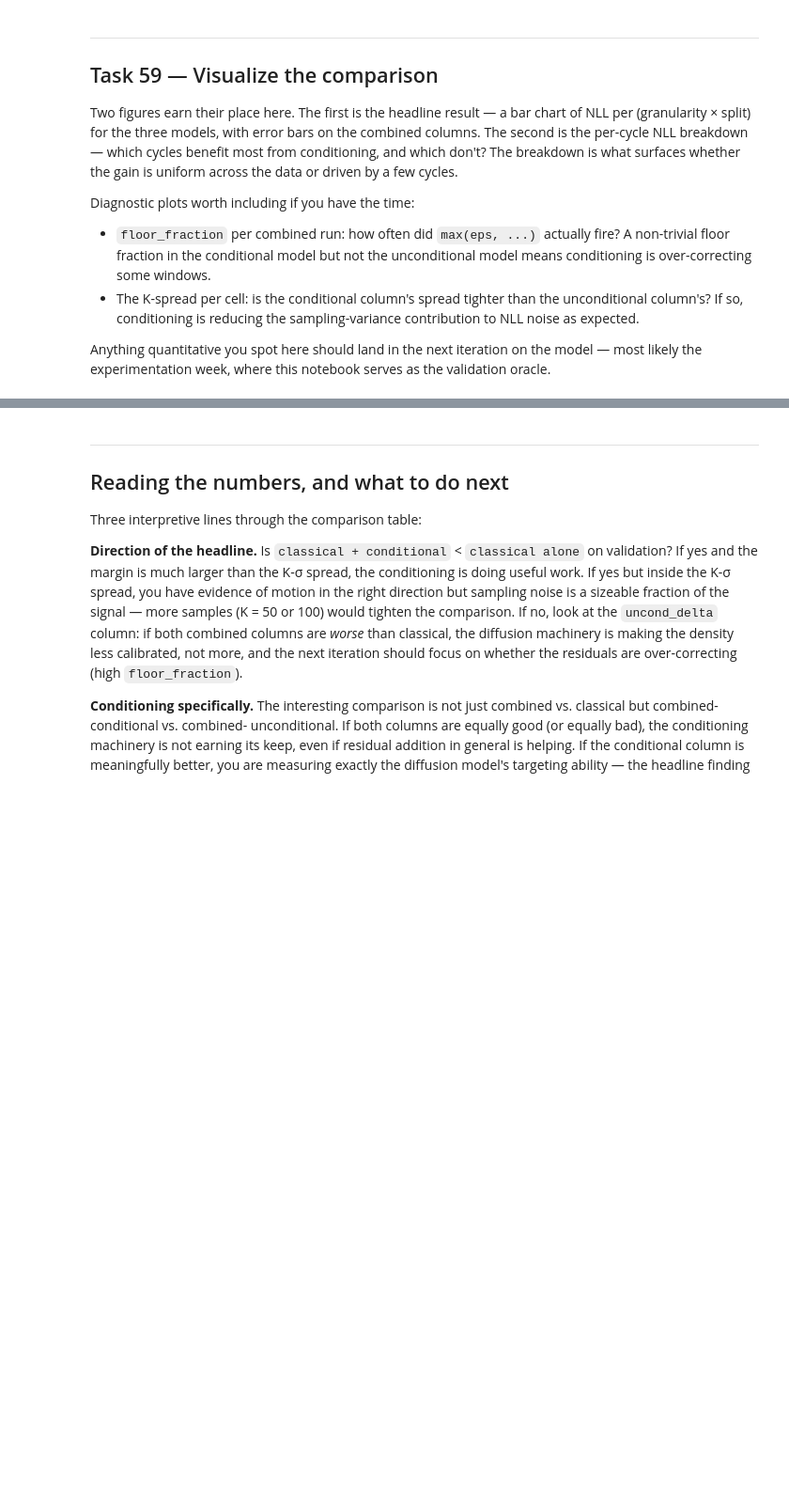
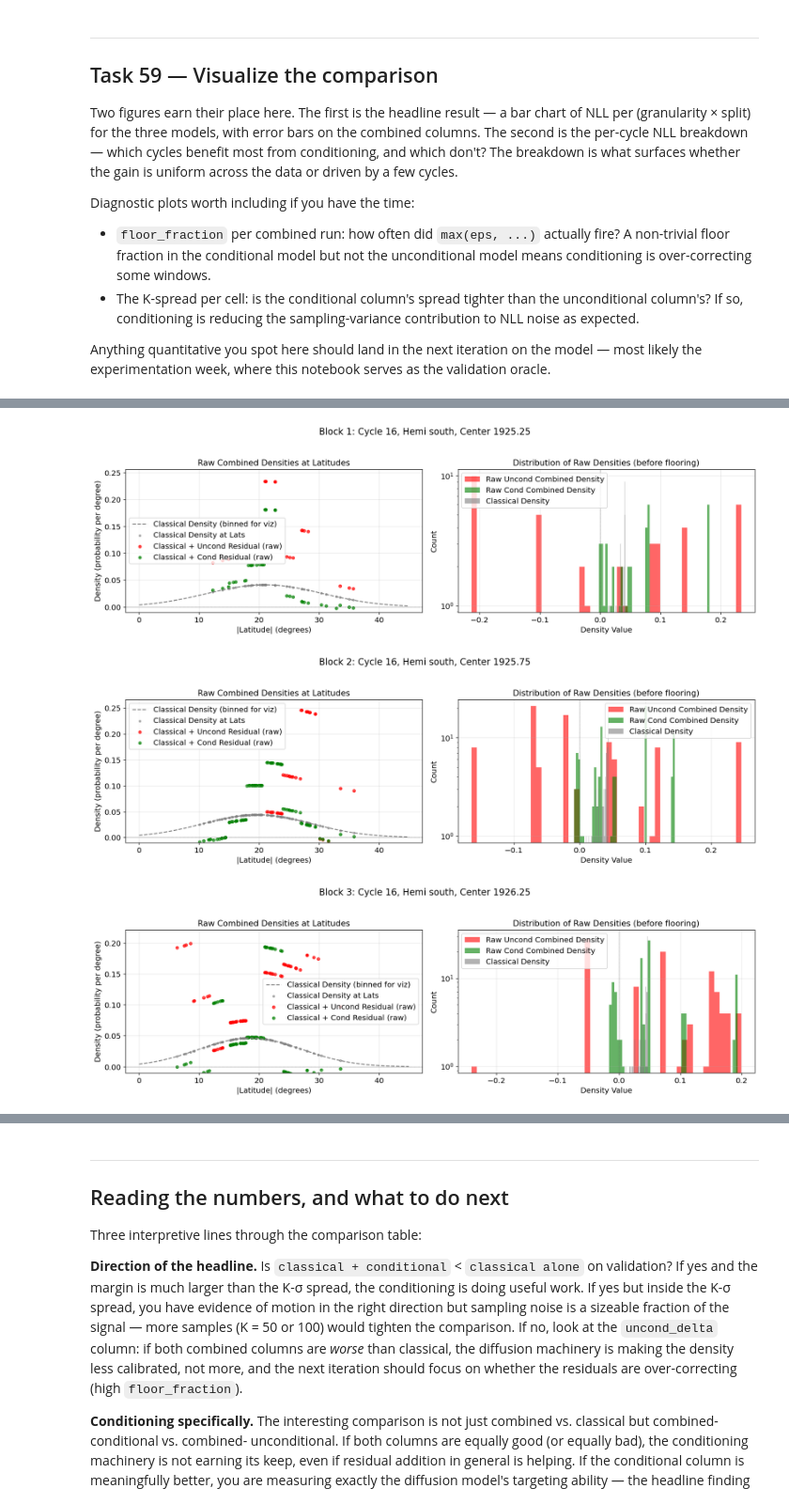
Before and after one commit to SwRI-IDEA-Lab/butterflai, a Jupyter notebook: weeks/week_10/10c_diffusion_NLL_evaluation.ipynb, the cells around one changed output, grey strips where cells are left out. Shown at 94% size. Cells and saved outputs as stored; diff of their text form; code cells hidden in the pictures; blank space fills up the shorter version.

```diff
--- a/weeks/week_10/10c_diffusion_NLL_evaluation.ipynb
+++ b/weeks/week_10/10c_diffusion_NLL_evaluation.ipynb
@@ -1133,0 +1272,41 @@ else:
+# %%
+for i, block in enumerate(selected_blocks_data):
+    fig, axes = plt.subplots(1, 2, figsize=(15, 5))
+    fig.suptitle(f"Block {i+1}: Cycle {block['cycle']}, Hemi {block['hemisphere']}, Center {block['center_decimal']:.2f}")
+
+    # Plot 1: Original classical density and raw combined densities at original latitudes
+    ax = axes[0]
+    # Plot classical density as a line (using fine_lats for smoothness)
+    ax.plot(block['fine_lats'], block['p_cl_fine'], label='Classical Density (binned for viz)', color='gray', linestyle='--')
+    # Plot the individual lats and their classical densities (as points or scatter) for exact values
+    ax.scatter(block['lats'], block['p_cl'], label='Classical Density at Lats', alpha=0.6, s=10, color='gray')
+
+    ax.scatter(block['lats'], block['p_raw_uncond'], label='Classical + Uncond Residual (raw)', alpha=0.7, s=20, color='red')
+    ax.scatter(block['lats'], block['p_raw_cond'], label='Classical + Cond Residual (raw)', alpha=0.7, s=20, color='green')
+
+    ax.axhline(0, color='k', linestyle=':', linewidth=0.5)
+    ax.set_xlabel('|Latitude| (degrees)')
+    ax.set_ylabel('Density (probability per degree)')
+    ax.set_title('Raw Combined Densities at Latitudes')
+    ax.legend()
+    ax.set_ylim(bottom=-0.01)
+
+    # Plot 2: Histograms of the raw densities
+    ax = axes[1]
+    ax.hist(block['p_raw_uncond'], bins=50, alpha=0.6, label='Raw Uncond Combined Density', color='red')
+    ax.hist(block['p_raw_cond'], bins=50, alpha=0.6, label='Raw Cond Combined Density', color='green')
+    ax.hist(block['p_cl'], bins=50, alpha=0.6, label='Classical Density', color='gray')
+
+    ax.axvline(0, color='k', linestyle=':', linewidth=0.5)
+    ax.set_xlabel('Density Value')
+    ax.set_ylabel('Count')
+    ax.set_title('Distribution of Raw Densities (before flooring)')
+    ax.legend()
+    ax.set_yscale('log') # Log scale for y-axis to see small values better
+
+    plt.tight_layout(rect=[0, 0.03, 1, 0.95])
+    plt.show()
+# %% [output]
+[figure, added]
+[figure, added]
+[figure, added]
```
Also changed, not shown: parts of 20 cells of this notebook.
